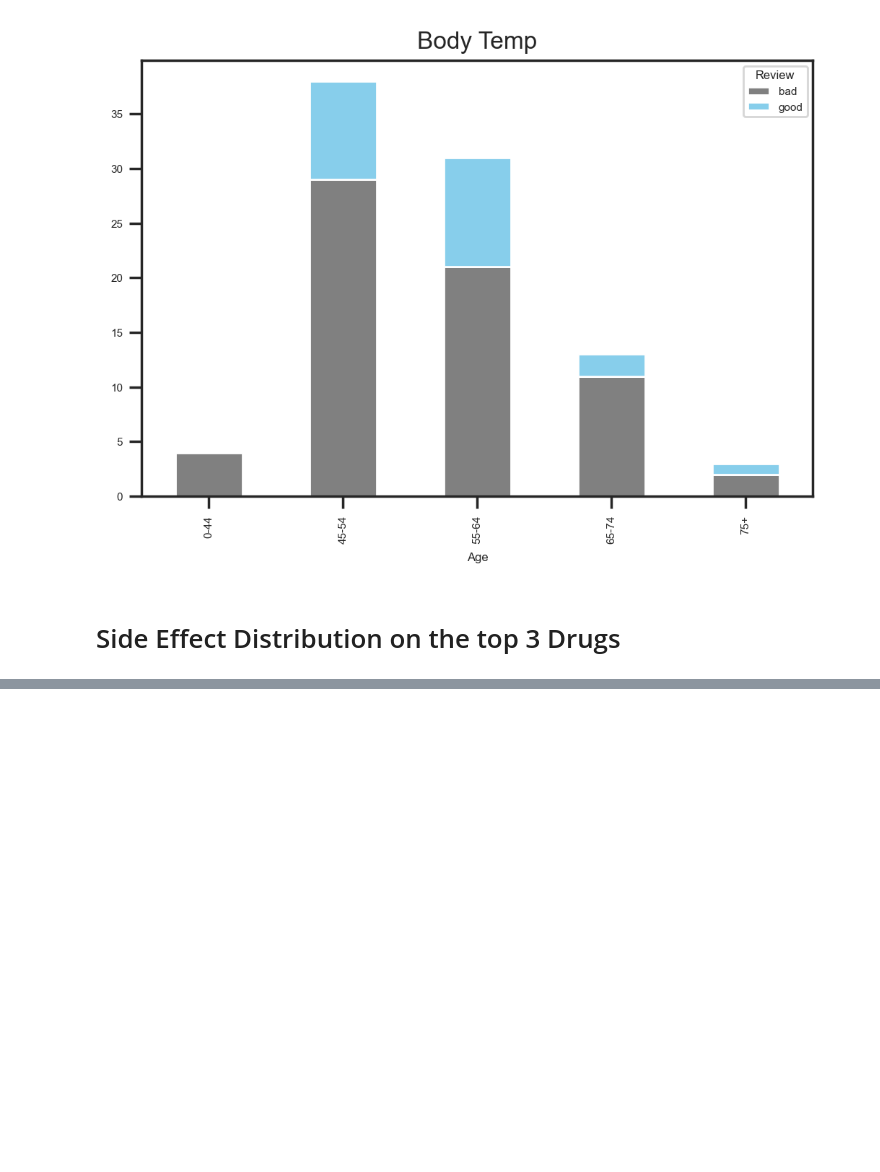
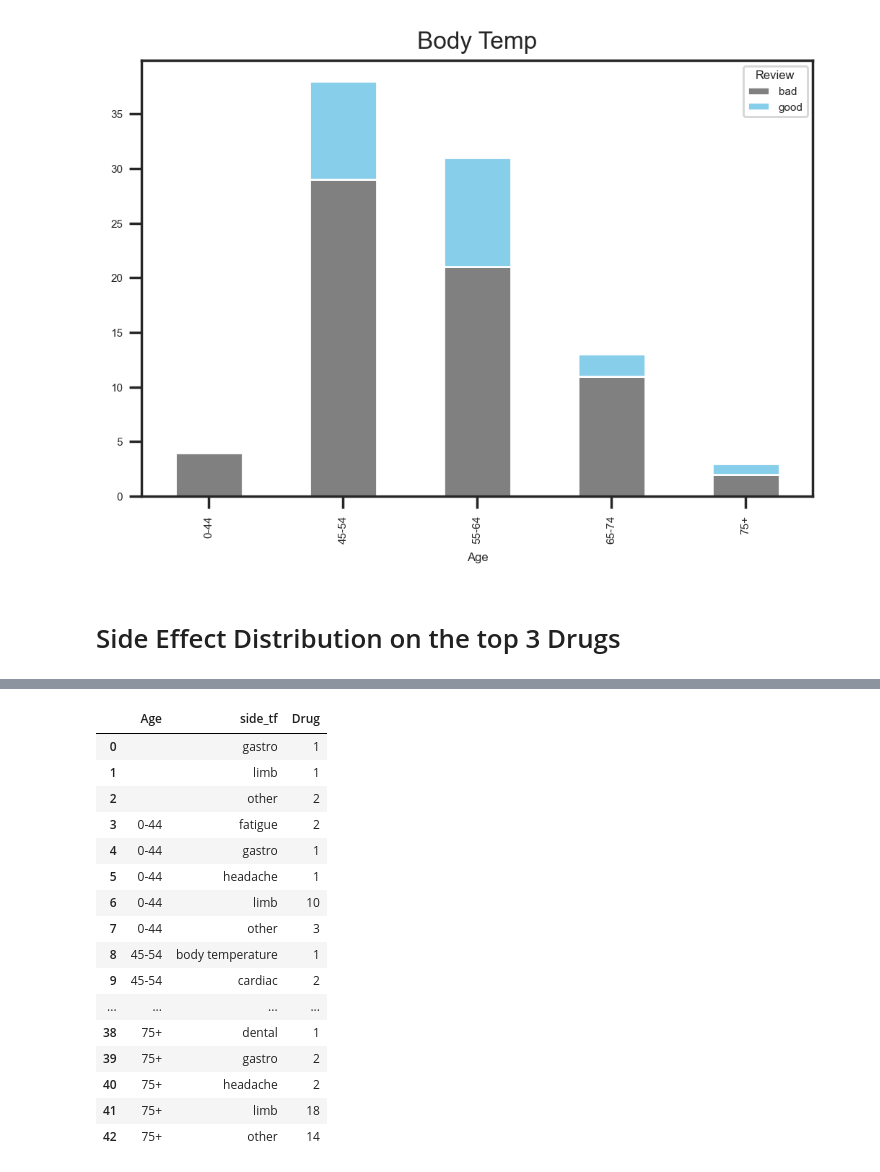
Before and after one commit to woonsupkim/DrugReview, a Jupyter notebook: Woon_after_Classification.ipynb, the cells around one changed output, grey strips where cells are left out. Saved outputs shown, nothing was run; the diff lists cells and outputs as text; code cells hidden in the pictures; blank space fills up the shorter version.

```diff
--- a/Woon_after_Classification.ipynb
+++ b/Woon_after_Classification.ipynb
@@ -617,0 +631,21 @@ df_actonel  = df_side_effects.loc[df_side_effects['Drug'].str.contains("actonel"
+# %%
+df_reclast2 = df_reclast.groupby(['Age', 'side_tf'])['Drug'].count().reset_index()
+df_reclast2
+# %% [output]
+|  | Age | side_tf | Drug |
+| 0 |  | gastro | 1 |
+| 1 |  | limb | 1 |
+| 2 |  | other | 2 |
+| 3 | 0-44 | fatigue | 2 |
+| 4 | 0-44 | gastro | 1 |
+| 5 | 0-44 | headache | 1 |
+| 6 | 0-44 | limb | 10 |
+| 7 | 0-44 | other | 3 |
+| 8 | 45-54 | body temperature | 1 |
+| 9 | 45-54 | cardiac | 2 |
+| ... | ... | ... | ... |
+| 38 | 75+ | dental | 1 |
+| 39 | 75+ | gastro | 2 |
+| 40 | 75+ | headache | 2 |
+| 41 | 75+ | limb | 18 |
+| 42 | 75+ | other | 14 |
```
Also changed, not shown: parts of 9 cells of this notebook.
